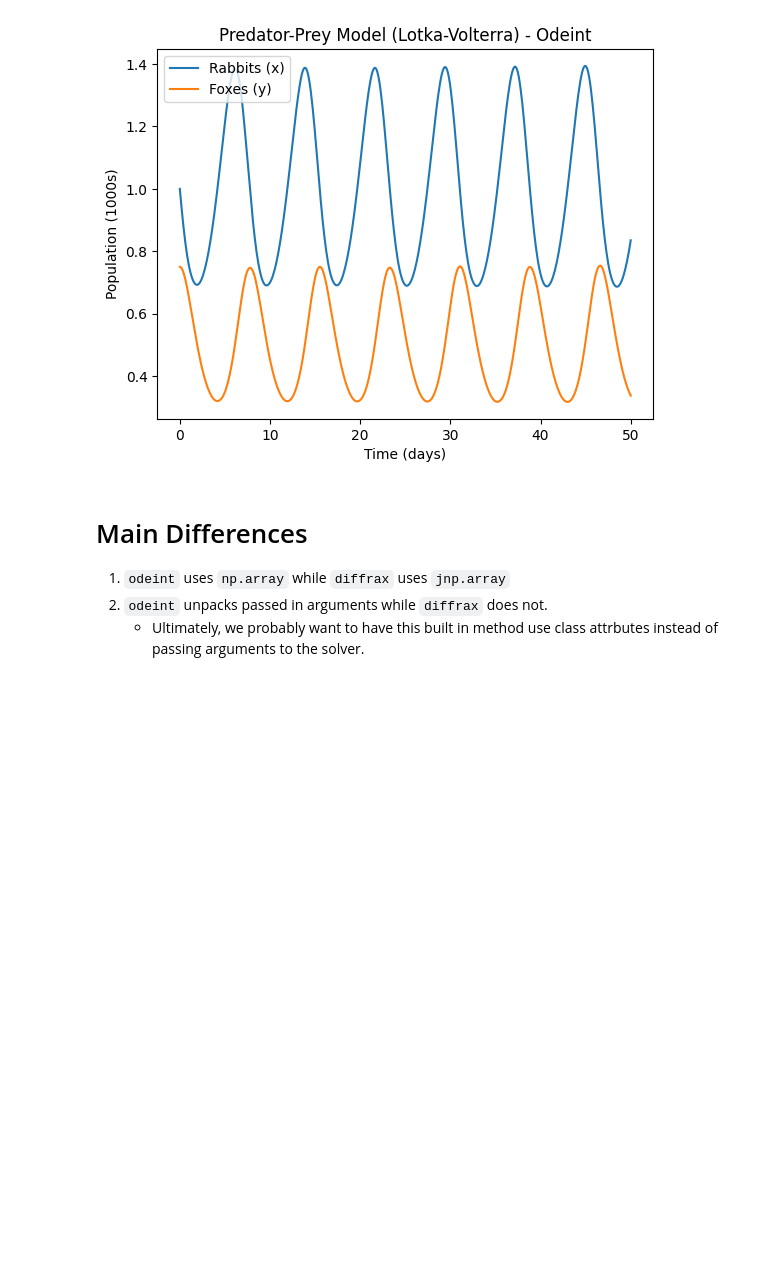
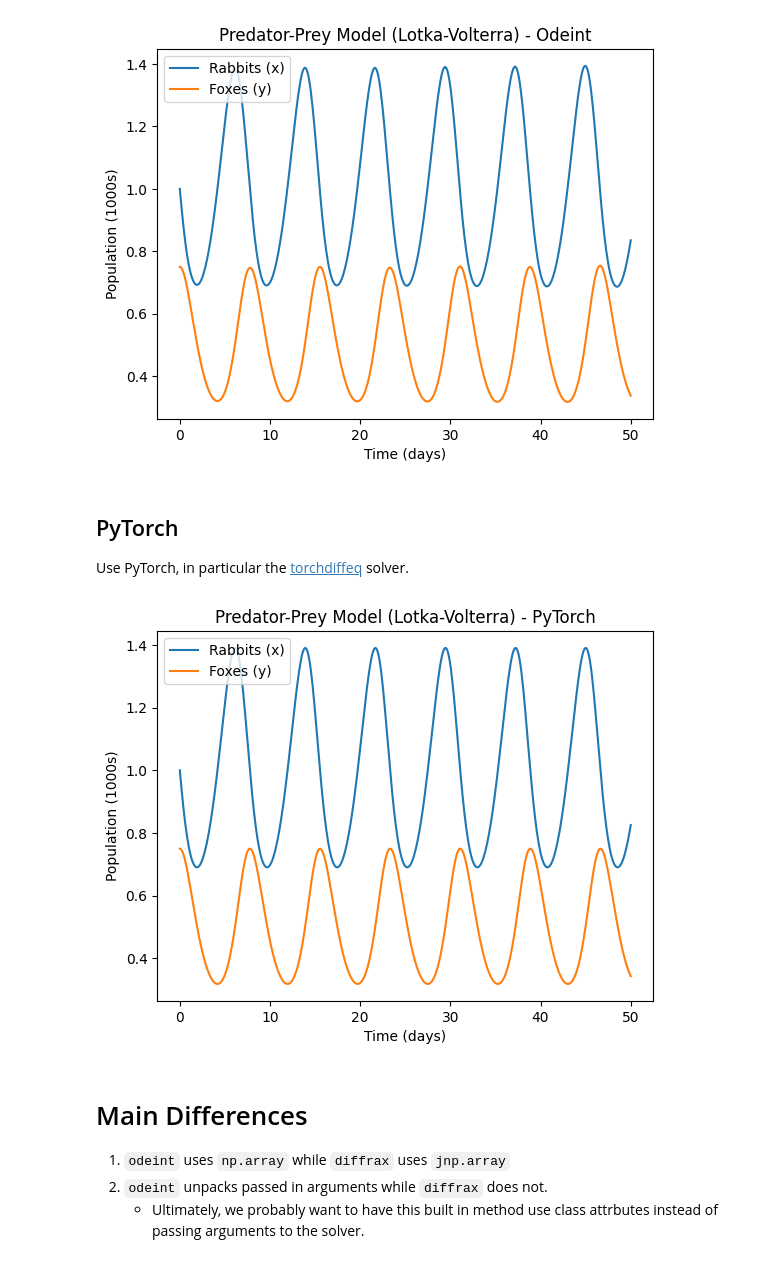
Before and after one commit to USEPA/PyMCSimMod, a Jupyter notebook: docs/notebooks/example_ode.ipynb, the cells around one changed output. Cells and saved outputs as stored; diff of their text form; code cells hidden in the pictures; blank space fills up the shorter version.

```diff
--- a/docs/notebooks/example_ode.ipynb
+++ b/docs/notebooks/example_ode.ipynb
@@ -106,6 +108,49 @@ plt.title("Predator-Prey Model (Lotka-Volterra) - Odeint")
 plt.show()
 # %% [output]
 [figure]
+# %% [markdown]
+## PyTorch
+
+Use PyTorch, in particular the [torchdiffeq](https://github.com/rtqichen/torchdiffeq) solver.
+# %%
+class PredatorPreyODE(torch.nn.Module):
+    # Lotka-Volterra Predator-Prey Model
+    def __init__(self, alpha=1.0, beta=0.1, delta=0.075, gamma=1.5):
+        super().__init__()
+        self.alpha = alpha  # Prey birth rate
+        self.beta = beta    # Predation rate
+        self.delta = delta  # Predator reproduction rate
+        self.gamma = gamma  # Predator death rate
+
+    def forward(self, t, y):
+        prey, predator = y
+        dprey_dt = self.alpha * prey - self.beta * prey * predator
+        dpredator_dt = self.delta * prey * predator - self.gamma * predator
+        return torch.stack([dprey_dt, dpredator_dt])
+
+model = PredatorPreyODE(alpha=alpha, beta=beta, delta=delta, gamma=gamma)
+times = torch.linspace(t0, t_end, steps=500)
+with torch.no_grad():
+    solution = torchdiffeq.odeint(
+        model,
+        torch.tensor([x0, y0]),
+        times
+    )
+
+x = times.numpy()
+prey = solution[:, 0].numpy()
+predator = solution[:, 1].numpy()
+
+# Plotting
+plt.plot(x, prey, label="Rabbits (x)")
+plt.plot(x, predator, label="Foxes (y)")
+plt.xlabel("Time (days)")
+plt.ylabel("Population (1000s)")
+plt.legend()
+plt.title("Predator-Prey Model (Lotka-Volterra) - PyTorch")
+plt.show()
+# %% [output]
+[figure, added]
 # %% [markdown]
 # Main Differences
 
```
Also changed, not shown: parts of 1 cell of this notebook, 5 other files.
